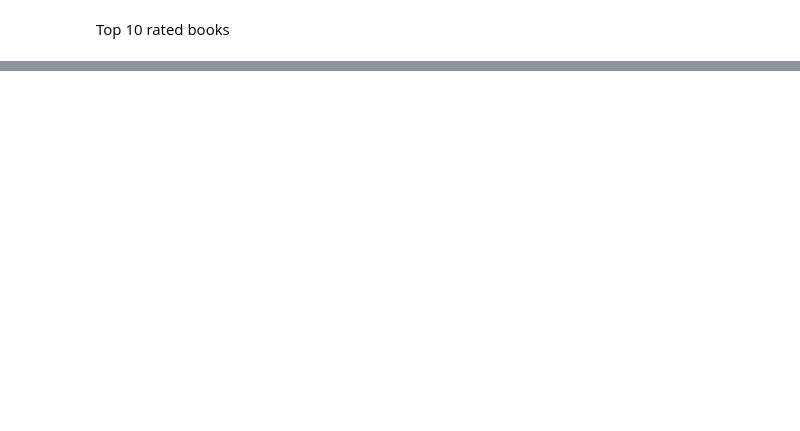
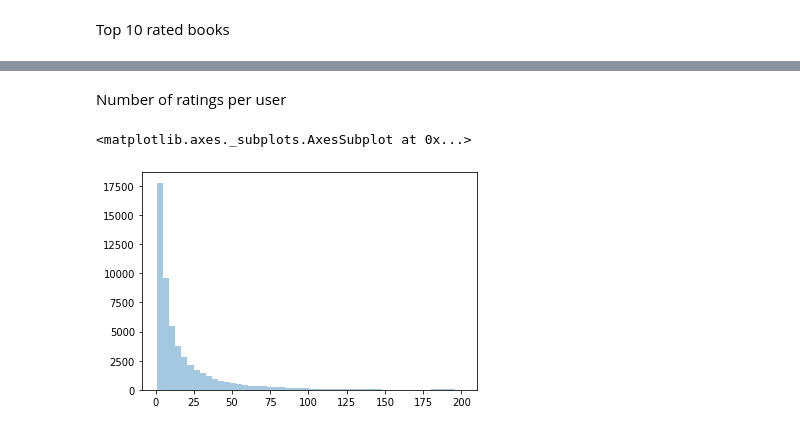
Before and after one commit to ambita20/BookRecommenderSystem, a Jupyter notebook: code.ipynb, the cells around one changed output, grey strips where cells are left out. Drawn from its saved outputs; the diff is of its cells as text; code cells hidden in the pictures; blank space fills up the shorter version.

```diff
--- a/code.ipynb
+++ b/code.ipynb
@@ -228,0 +266,7 @@ Top 10 rated books
+# %% [markdown]
+Number of ratings per user
+# %%
+sns.distplot(ratings.groupby('user_id').agg({'rating':'count'}),kde=False)
+# %% [output]
+<matplotlib.axes._subplots.AxesSubplot at 0x...>
+[figure, added]
```
Also changed, not shown: parts of 15 cells of this notebook.
